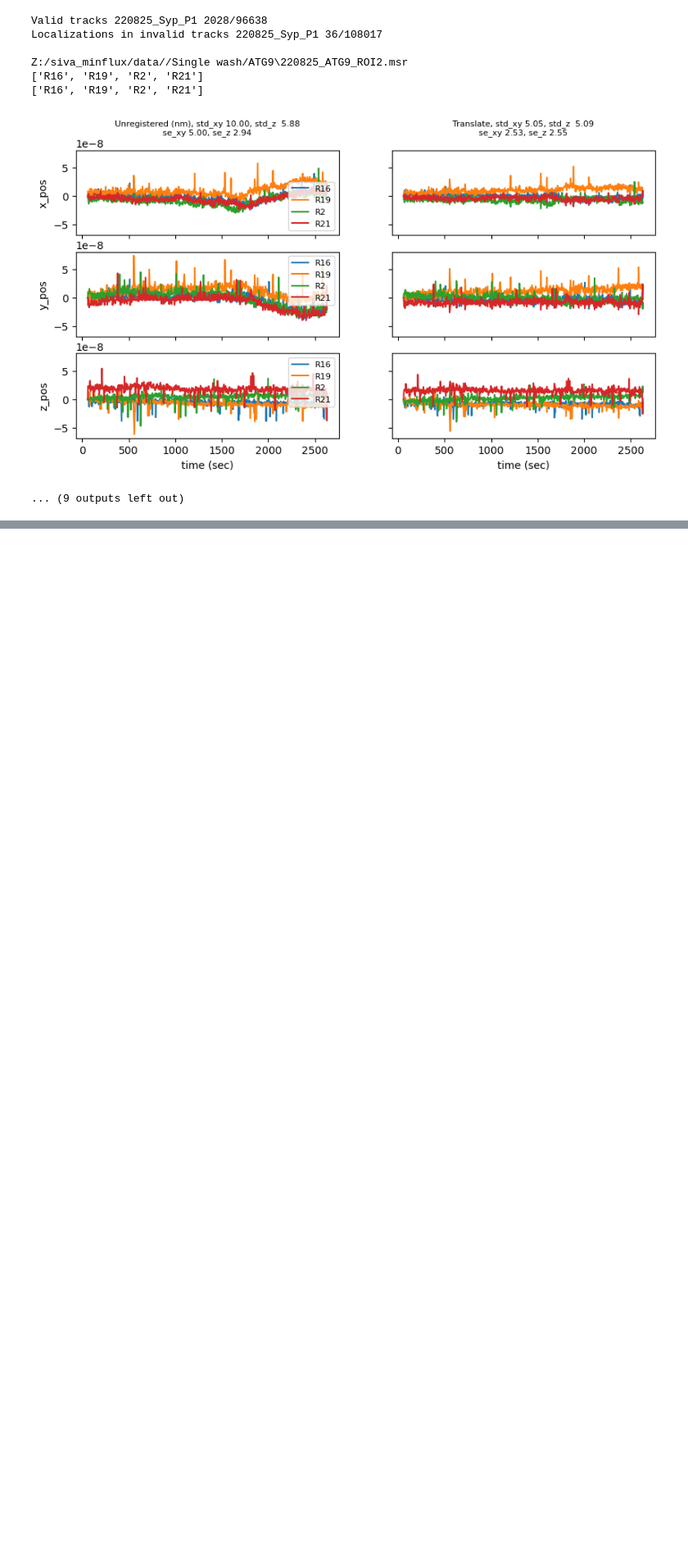
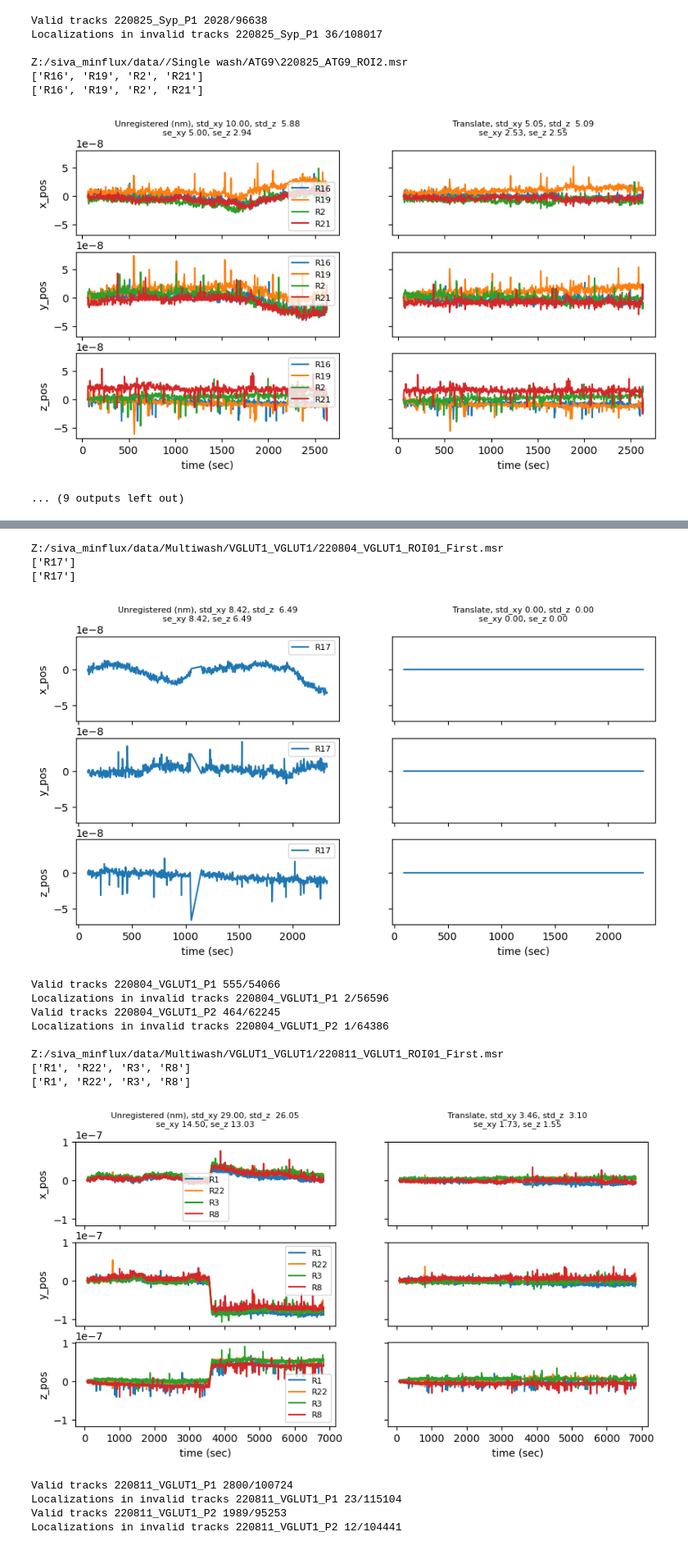
Before and after one commit to jkfindeisen/minflux-analysis, a Jupyter notebook: python/run_data_extraction.ipynb, the cells around one changed output, grey strips where cells are left out. Shown at 82% size. Cells and saved outputs as stored; diff of their text form; code cells hidden in the pictures; blank space fills up the shorter version.

```diff
--- a/python/run_data_extraction.ipynb
+++ b/python/run_data_extraction.ipynb
@@ -209,9 +210,64 @@ Z:/siva_minflux/data//Multiwash/VGLUT1_VGLUT1\220811_VGLUT1_ROI01_First.msr
 invalid_cwash = {}
 exclude_beads_cwash = {}
 # Achieve 3 or more beads, or leave 2 if not enough time points
-time_diff_swash = {'220804_VGLUT1_ROI01_First.msr': 800, '220804_VGLUT1_ROI01_Second.msr': 800}
+time_diff_cwash = {'220804_VGLUT1_ROI01_First.msr': 800, '220804_VGLUT1_ROI01_Second.msr': 800}
 # VGLUT1
 # 220804_VGLUT1_ROI01_First.msr: 2 beads only. Only 1 that cross-matches between washes = 'R17'
 # 220804_VGLUT1_ROI01_First.msr: 2 beads only. Only 1 that cross-matches between washes = 'R17'
 # 2208011_VGLUT1_ROI01_First.msr: 5 beads. May be  [['R1', 'R6'], ['R22', 'R15'], ['R3', 'R7'], ['R8', 'R9']]
 # 2208011_VGLUT1_ROI01_Second.msr: 5 beads match with 150 nm distance!
+# %%
+# Hack beacause of not merged files
+indir_cwash = INDIR + '/Multiwash/VGLUT1_VGLUT1/'
+outdir_cwash = OUTDIR_REM +  '/Multiwash/VGLUT1_VGLUT1/'
+zarrdir_cwash =  OUTDIR_LOC +  '/Multiwash/VGLUT1_VGLUT1/'
+
+msr_cwash = ['Z:/siva_minflux/data/Multiwash/VGLUT1_VGLUT1/220804_VGLUT1_ROI01_First.msr',
+             'Z:/siva_minflux/data/Multiwash/VGLUT1_VGLUT1/220811_VGLUT1_ROI01_First.msr']
+
+zarr_dir = {'220804_VGLUT1_ROI01_First.msr': {'220804_VGLUT1_P1': zarrdir_cwash + '/220804_VGLUT1_ROI01/220804_VGLUT1_P1',
+             '220804_VGLUT1_P2': zarrdir_cwash + '/220804_VGLUT1_ROI01/220804_VGLUT1_P2'},
+            '220811_VGLUT1_ROI01_First.msr': {'220811_VGLUT1_P1': zarrdir_cwash + '/220811_VGLUT1_ROI01/220811_VGLUT1_P1',
+             '220811_VGLUT1_P2': zarrdir_cwash+ '/220811_VGLUT1_ROI01/220811_VGLUT1_P2'} }
+# %%
+for file_path in msr_cwash:
+    file_name = os.path.basename(file_path)
+    if file_name in invalid_cwash:
+        continue
+    mfx = MfxData(file_path, outdir_main=outdir_cwash,
+                  zarr_dir_main=zarrdir_cwash)
+    if file_name in time_diff_cwash:
+        mfx.MAX_TDIFF_REF = time_diff_cwash[file_name]
+    else:
+        mfx.MAX_TDIFF_REF = 10
+    mfx.zarrdir = zarr_dir[file_name]
+    mfx.zarr_import()
+    mfx.set_valid_ref()
+    print('\n'+ mfx.msrfile_path)
+    print(mfx.valid_ref_beads)
+    if file_name in exclude_beads_cwash:
+        mfx.valid_ref_beads = [x for x in mfx.valid_ref_beads if x not in exclude_beads_cwash[file_name]]
+    print(mfx.valid_ref_beads)
+    regis = mfx.get_ref_transform()
+    mfx.show_ref_transform(translate=regis[mfx.TRANS], rotate=None, save=True, show=True)
+    out_data_dict = mfx.align_to_ref()
+    mfx.export_numpy(out_data_dict)
+    mfx.export_ref_mat()
+# %% [output]
+Z:/siva_minflux/data/Multiwash/VGLUT1_VGLUT1/220804_VGLUT1_ROI01_First.msr
+['R17']
+['R17']
+[figure, added]
+Valid tracks 220804_VGLUT1_P1 555/54066
+Localizations in invalid tracks 220804_VGLUT1_P1 2/56596
+Valid tracks 220804_VGLUT1_P2 464/62245
+Localizations in invalid tracks 220804_VGLUT1_P2 1/64386
+
+Z:/siva_minflux/data/Multiwash/VGLUT1_VGLUT1/220811_VGLUT1_ROI01_First.msr
+['R1', 'R22', 'R3', 'R8']
+['R1', 'R22', 'R3', 'R8']
+[figure, added]
+Valid tracks 220811_VGLUT1_P1 2800/100724
+Localizations in invalid tracks 220811_VGLUT1_P1 23/115104
+Valid tracks 220811_VGLUT1_P2 1989/95253
+Localizations in invalid tracks 220811_VGLUT1_P2 12/104441
```
Also changed, not shown: parts of 1 cell of this notebook.
